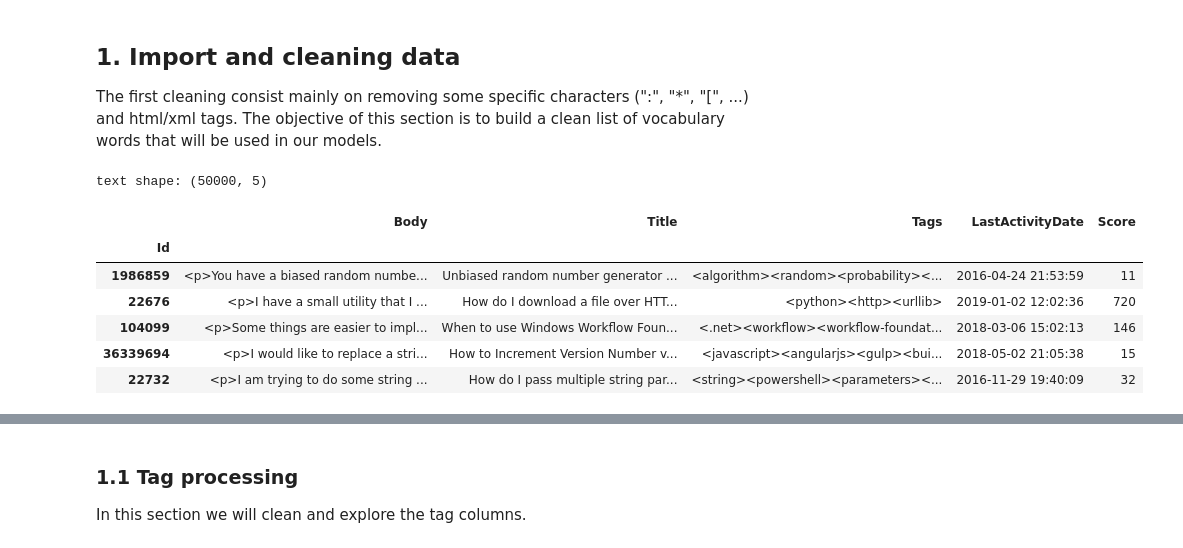
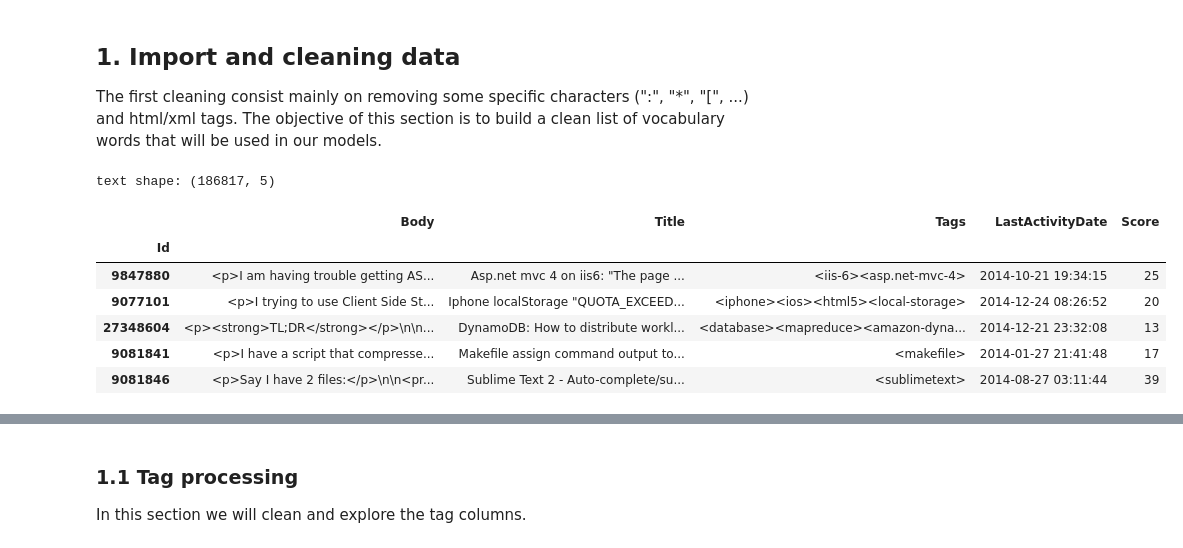
Before and after one commit to Umercia/NLP_Stackoverflow, a Jupyter notebook: Stackoverflow analysis.ipynb, the cells around one changed output, grey strips where cells are left out. Saved outputs shown, nothing was run; the diff lists cells and outputs as text; code cells hidden in the pictures.

```diff
--- a/Stackoverflow analysis.ipynb
+++ b/Stackoverflow analysis.ipynb
@@ -24,19 +24,23 @@ The objective of this section is to build a clean list of vocabulary words that
 # %%
 # import data
 import pandas as pd
 import nltk   # Natural Language Toolkit
 
-text = pd.read_csv("QueryResults.csv", index_col=0)
+text = pd.concat([pd.read_csv("QueryResults2014.csv", index_col=0),
+                  pd.read_csv("QueryResults2015.csv", index_col=0),
+                  pd.read_csv("QueryResults2016.csv", index_col=0),
+                  pd.read_csv("QueryResults2017.csv", index_col=0)])
+
 print("text shape:", text.shape)
 text.head()
 # %% [output]
-text shape: (50000, 5)
+text shape: (186817, 5)
 |  | Body | Title | Tags | LastActivityDate | Score |
 | Id |  |  |  |  |  |
-| 1986859 | <p>You have a biased random numbe... | Unbiased random number generator ... | <algorithm><random><probability><... | 2016-04-24 21:53:59 | 11 |
-| 22676 | <p>I have a small utility that I ... | How do I download a file over HTT... | <python><http><urllib> | 2019-01-02 12:02:36 | 720 |
-| 104099 | <p>Some things are easier to impl... | When to use Windows Workflow Foun... | <.net><workflow><workflow-foundat... | 2018-03-06 15:02:13 | 146 |
-| 36339694 | <p>I would like to replace a stri... | How to Increment Version Number v... | <javascript><angularjs><gulp><bui... | 2018-05-02 21:05:38 | 15 |
-| 22732 | <p>I am trying to do some string ... | How do I pass multiple string par... | <string><powershell><parameters><... | 2016-11-29 19:40:09 | 32 |
+| 9847880 | <p>I am having trouble getting AS... | Asp.net mvc 4 on iis6: "The page ... | <iis-6><asp.net-mvc-4> | 2014-10-21 19:34:15 | 25 |
+| 9077101 | <p>I trying to use Client Side St... | Iphone localStorage "QUOTA_EXCEED... | <iphone><ios><html5><local-storage> | 2014-12-24 08:26:52 | 20 |
+| 27348604 | <p><strong>TL;DR</strong></p>\n\n... | DynamoDB: How to distribute workl... | <database><mapreduce><amazon-dyna... | 2014-12-21 23:32:08 | 13 |
+| 9081841 | <p>I have a script that compresse... | Makefile assign command output to... | <makefile> | 2014-01-27 21:41:48 | 17 |
+| 9081846 | <p>Say I have 2 files:</p>\n\n<pr... | Sublime Text 2 - Auto-complete/su... | <sublimetext> | 2014-08-27 03:11:44 | 39 |
 # %%
 # to limit processing time
```
Also changed, not shown: parts of 76 cells of this notebook.
